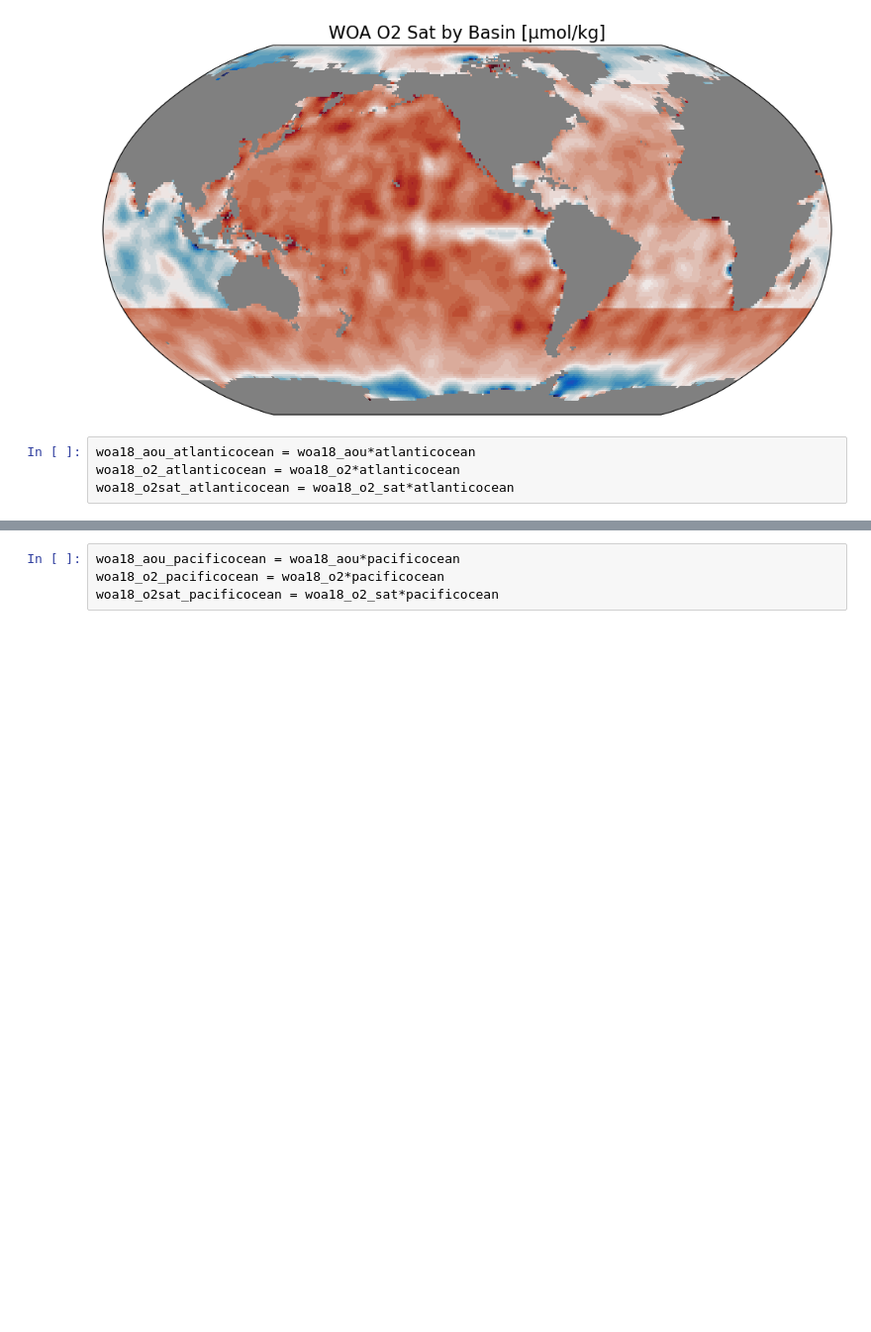
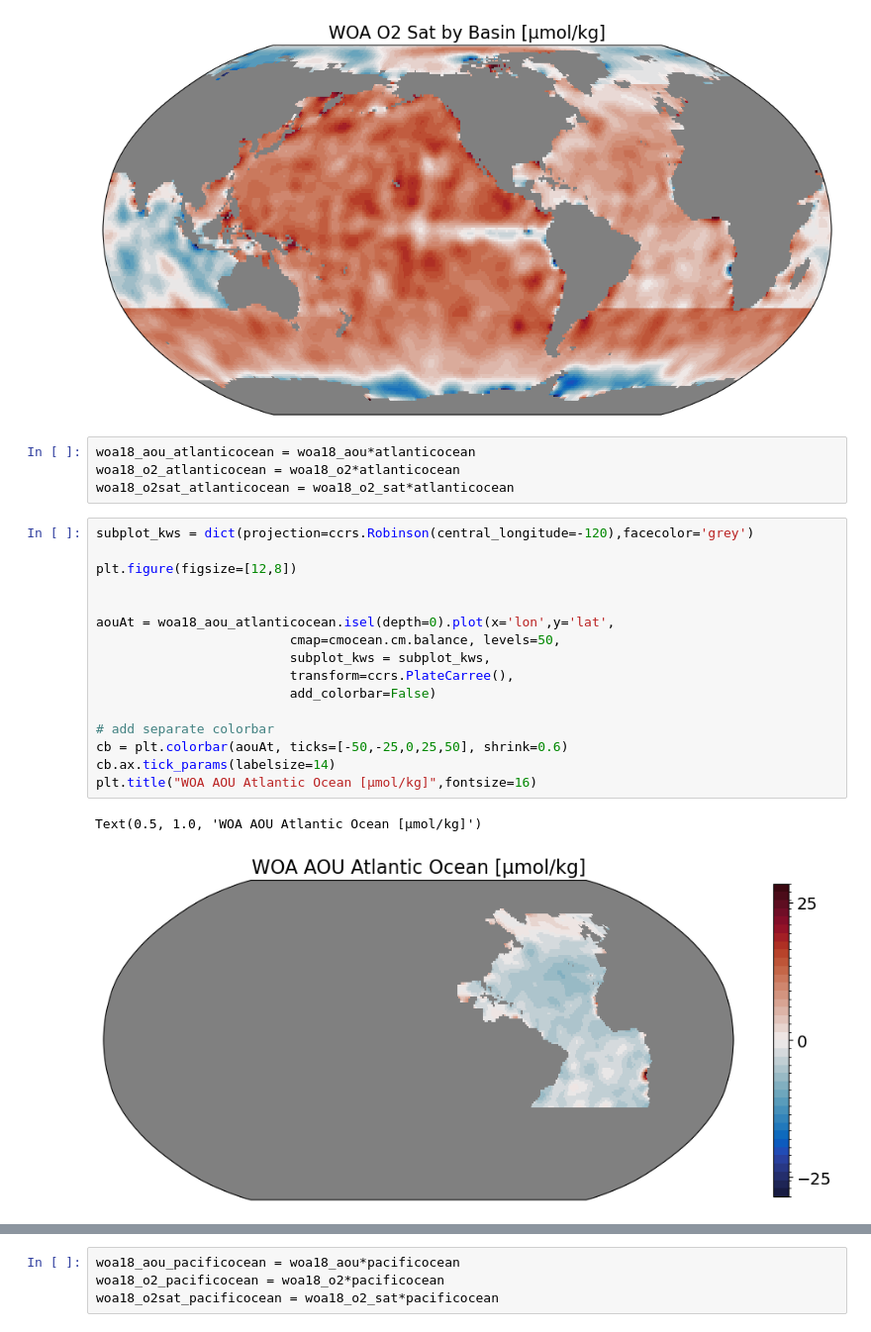
Before and after one commit to EES-3506-5506/EES3506_5506_Fall2023_Final_Project_G4_Hartman, a Jupyter notebook: notebooks/Final_Historical.ipynb, the cells around one changed output, grey strips where cells are left out. Shown at 99% size. Saved outputs shown, nothing was run; the diff lists cells and outputs as text; blank space fills up the shorter version.

```diff
--- a/notebooks/Final_Historical.ipynb
+++ b/notebooks/Final_Historical.ipynb
@@ -513,3 +458,22 @@ Text(0.5, 1.0, 'WOA O2 Sat by Basin [μmol/kg]')
 woa18_aou_atlanticocean = woa18_aou*atlanticocean
 woa18_o2_atlanticocean = woa18_o2*atlanticocean
 woa18_o2sat_atlanticocean = woa18_o2_sat*atlanticocean
+# %%
+subplot_kws = dict(projection=ccrs.Robinson(central_longitude=-120),facecolor='grey')
+
+plt.figure(figsize=[12,8])
+
+
+aouAt = woa18_aou_atlanticocean.isel(depth=0).plot(x='lon',y='lat',
+                         cmap=cmocean.cm.balance, levels=50,
+                         subplot_kws = subplot_kws,
+                         transform=ccrs.PlateCarree(),
+                         add_colorbar=False)
+
+# add separate colorbar
+cb = plt.colorbar(aouAt, ticks=[-50,-25,0,25,50], shrink=0.6)
+cb.ax.tick_params(labelsize=14)
+plt.title("WOA AOU Atlantic Ocean [μmol/kg]",fontsize=16)
+# %% [output]
+Text(0.5, 1.0, 'WOA AOU Atlantic Ocean [μmol/kg]')
+[figure, added]
```
Also changed, not shown: parts of 20 cells of this notebook.
